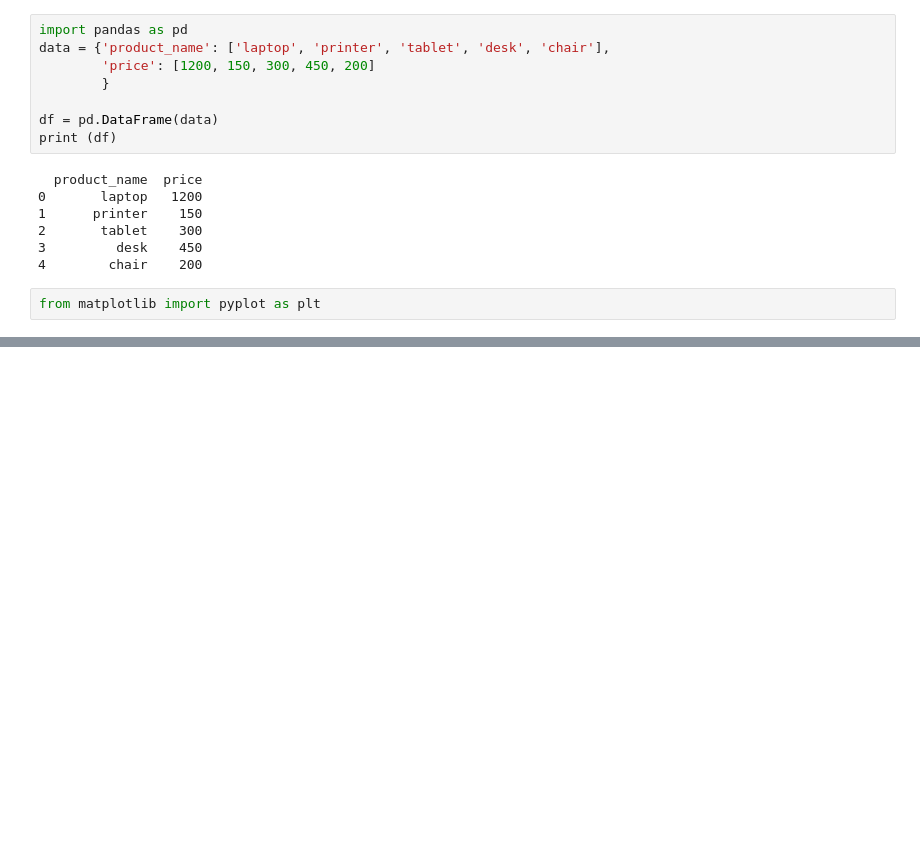
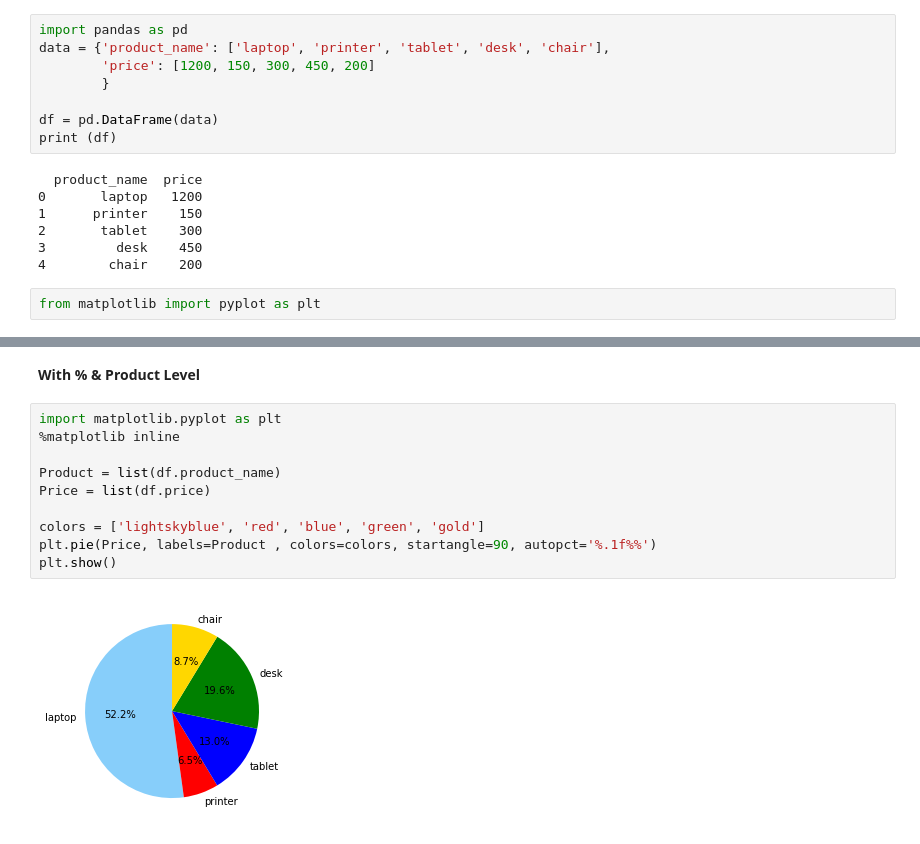
Before and after one commit to sswayansidha/Bar_Chart, a Jupyter notebook: Pie_Chart_info.ipynb, the cells around one changed output, grey strips where cells are left out. Drawn from its saved outputs; the diff is of its cells as text; blank space fills up the shorter version.

```diff
--- a/Pie_Chart_info.ipynb
+++ b/Pie_Chart_info.ipynb
@@ -29,0 +31,14 @@ plt.show()
+# %% [markdown]
+**With % & Product Level**
+# %%
+import matplotlib.pyplot as plt
+%matplotlib inline
+
+Product = list(df.product_name)
+Price = list(df.price)
+
+colors = ['lightskyblue', 'red', 'blue', 'green', 'gold']
+plt.pie(Price, labels=Product , colors=colors, startangle=90, autopct='%.1f%%')
+plt.show()
+# %% [output]
+[figure, added]
```
Also changed, not shown: parts of 10 cells of this notebook.
